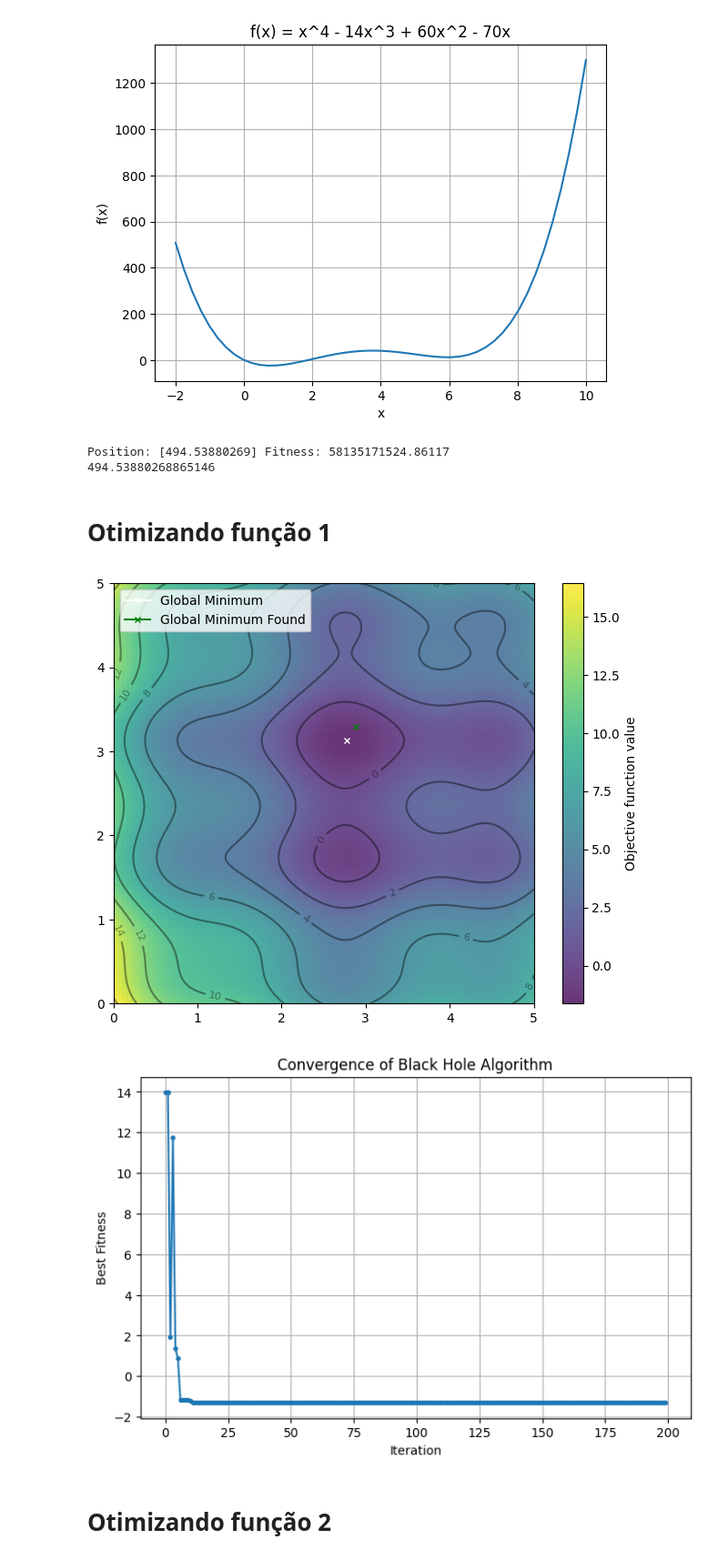
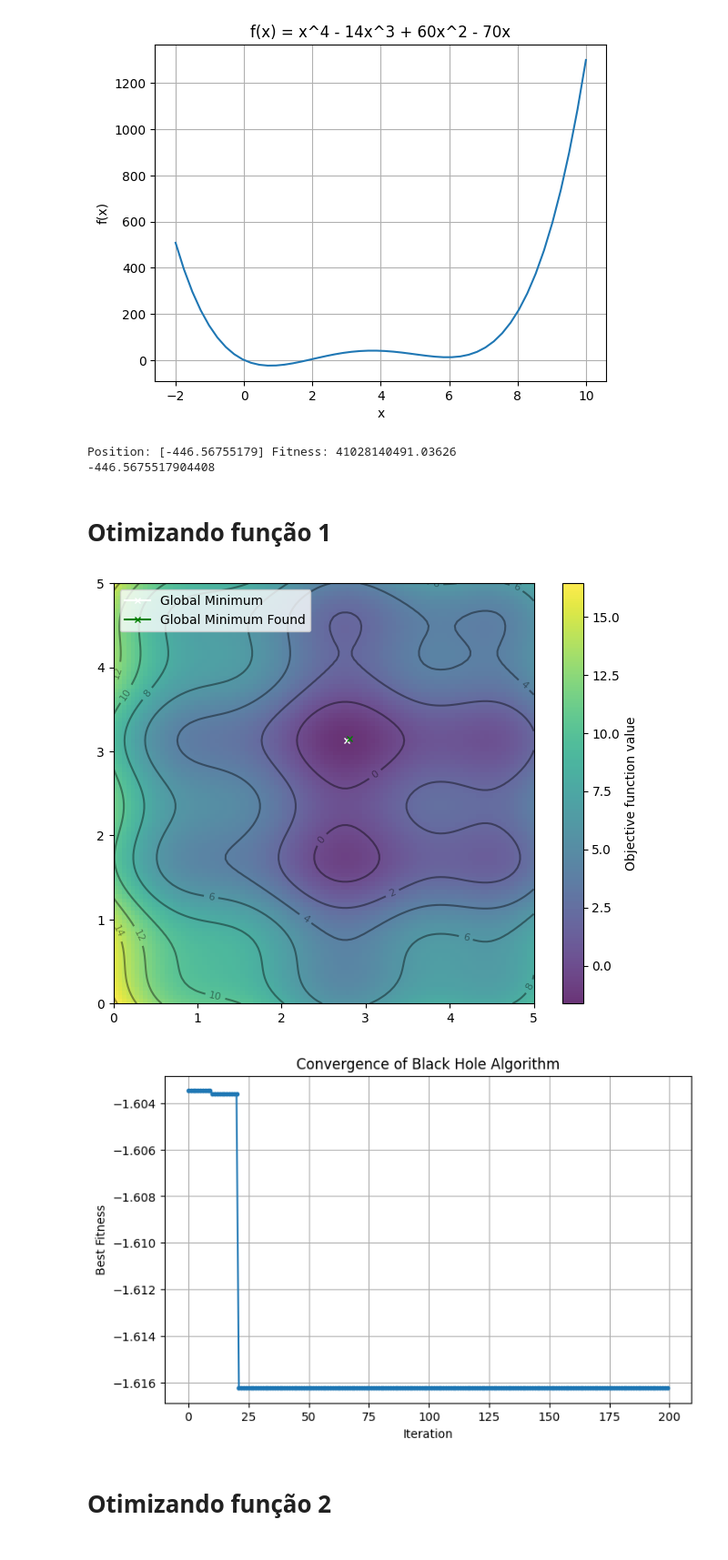
Before and after one commit to gddeazevedo/black_hole_algorithm, a Jupyter notebook: notebooks/main.ipynb, the cells around one changed output. Shown: that part at 91% size. Cells and saved outputs as stored; diff of their text form; code cells hidden in the pictures.

```diff
--- a/notebooks/main.ipynb
+++ b/notebooks/main.ipynb
@@ -46,7 +46,7 @@ plt.show()
 [figure]
 # %%
 class Star:
-    def __init__(self, func: Callable[..., float]) -> None:
+    def __init__(self, func: Callable[..., float|NDArray]) -> None:
         self.func = func
         self.dim = len(inspect.signature(func).parameters)
         self.position = (np.random.rand(self.dim) - 0.5) * 1000
@@ -68,11 +68,11 @@ star = Star(f_2)
 print(f"Position: {star.position} Fitness: {star.fitness}")
 print(*star.position)
 # %% [output]
-Position: [494.53880269] Fitness: 58135171524.86117
-494.53880268865146
+Position: [-446.56755179] Fitness: 41028140491.03626
+-446.5675517904408
 # %%
 class BlackHoleAlgorithm:
-    def __init__(self, objective_func: Callable[..., float], n_stars: int, max_iter: int = 200, epsilon: float = 1e-36):
+    def __init__(self, objective_func: Callable[..., float|NDArray], n_stars: int, max_iter: int = 200, epsilon: float = 1e-36):
         self.objective_func = objective_func
         self.n_stars = n_stars
         self.max_iter = max_iter
@@ -116,28 +116,28 @@ class BlackHoleAlgorithm:
 # %% [markdown]
 # Otimizando função 1
 # %%
-bha = BlackHoleAlgorithm(objective_func=f_1, n_stars=100, max_iter=200)
+bha = BlackHoleAlgorithm(objective_func=f_1, n_stars=10_000, max_iter=200)
 best_pos = bha.optimize()
 
 x, y = np.array(np.meshgrid(np.linspace(0,5,100), np.linspace(0,5,100)))
 z = f_1(x, y)
 x_min = x.ravel()[np.argmin(z)]
 y_min = y.ravel()[np.argmin(z)]
 
 plt.figure(figsize=(8,6))
 plt.imshow(z, extent=(0,5,0,5), origin='lower', cmap='viridis', alpha=0.8)
 plt.colorbar(label='Objective function value')
 plt.plot([x_min], [y_min], marker='x', markersize=5, color="white", label='Global Minimum')
 plt.plot([best_pos[0]], [best_pos[1]], marker='x', markersize=5, color="green", label='Global Minimum Found')
 contours = plt.contour(x, y, z, 10, colors='black', alpha=0.4)
 plt.clabel(contours, inline=True, fontsize=8, fmt="%.0f")
 plt.legend()
 plt.show()
 
 bha.plot_convergence()
 # %% [output]
-[figure, old version]
+[figure, new version]
-[figure, old version]
+[figure, new version]
 # %% [markdown]
 # Otimizando função 2
 # %%
```
Also changed, not shown: parts of 2 cells of this notebook, 1 other file.
